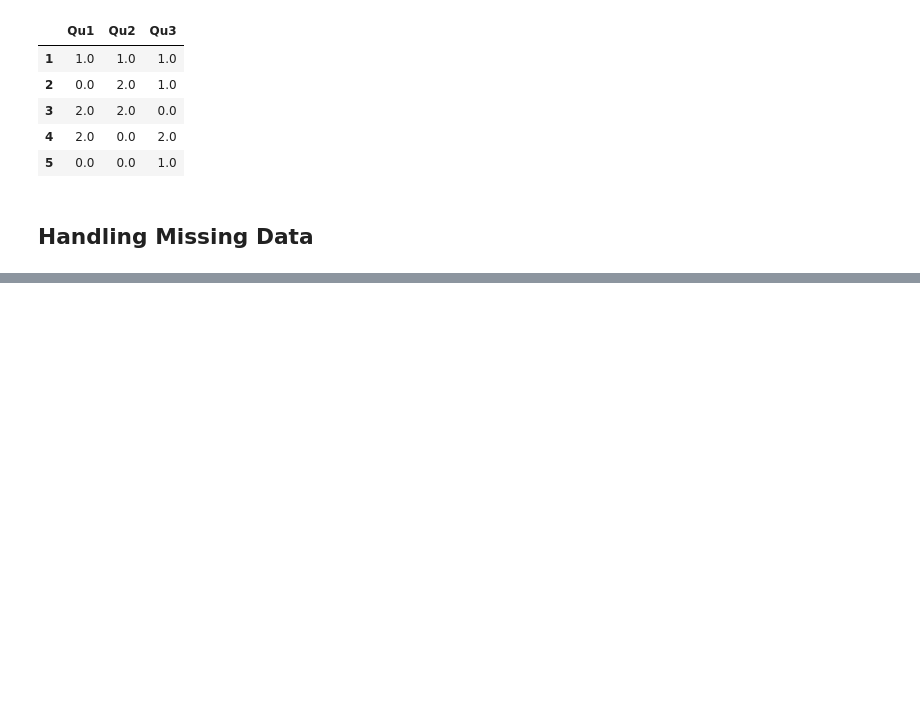
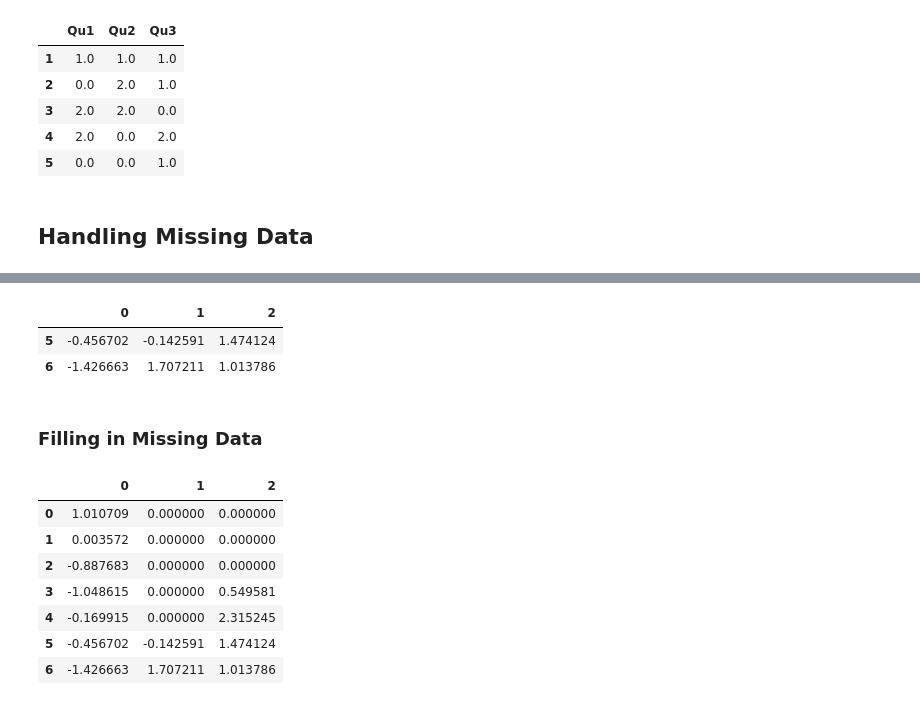
Before and after one commit to whatalnk/python-for-data-analysis, a Jupyter notebook: chap05.ipynb, the cells around one changed output, grey strips where cells are left out. Cells and saved outputs as stored; diff of their text form; code cells hidden in the pictures; blank space fills up the shorter version.

```diff
--- a/chap05.ipynb
+++ b/chap05.ipynb
@@ -1432,0 +1548,19 @@ result
+# %%
+df.dropna(thresh=3)
+# %% [output]
+|  | 0 | 1 | 2 |
+| 5 | -0.456702 | -0.142591 | 1.474124 |
+| 6 | -1.426663 | 1.707211 | 1.013786 |
+# %% [markdown]
+### Filling in Missing Data
+# %%
+df.fillna(0)
+# %% [output]
+|  | 0 | 1 | 2 |
+| 0 | 1.010709 | 0.000000 | 0.000000 |
+| 1 | 0.003572 | 0.000000 | 0.000000 |
+| 2 | -0.887683 | 0.000000 | 0.000000 |
+| 3 | -1.048615 | 0.000000 | 0.549581 |
+| 4 | -0.169915 | 0.000000 | 2.315245 |
+| 5 | -0.456702 | -0.142591 | 1.474124 |
+| 6 | -1.426663 | 1.707211 | 1.013786 |
```
Also changed, not shown: parts of 27 cells of this notebook, 2 other files.
